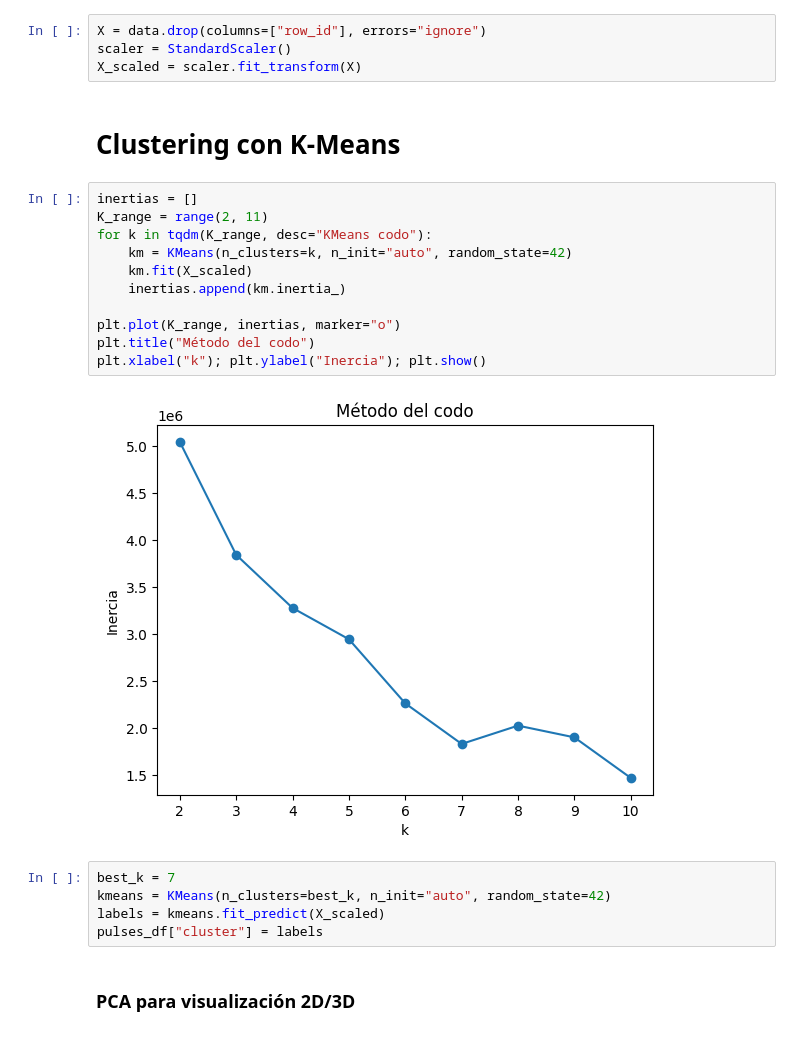
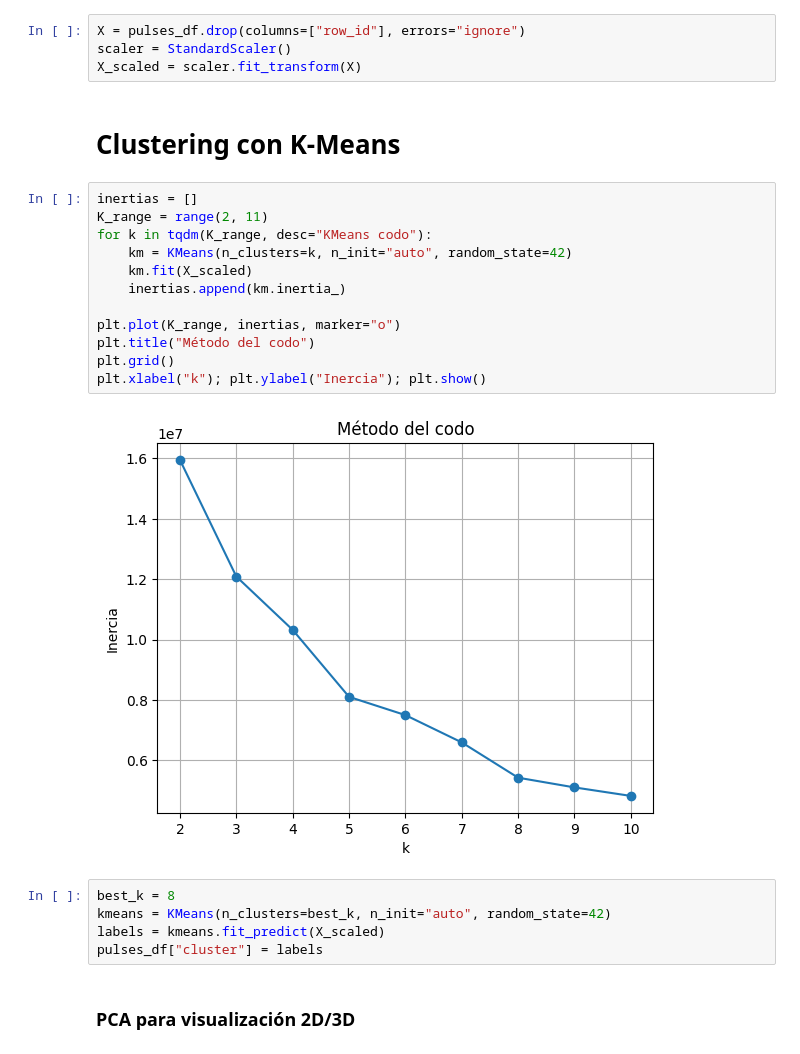
Before and after one commit to ECFM-USAC/LAGO_data_model, a Jupyter notebook: notebooks/Modelado.ipynb, the cells around one changed output. Drawn from its saved outputs; the diff is of its cells as text.

```diff
--- a/notebooks/Modelado.ipynb
+++ b/notebooks/Modelado.ipynb
@@ -16,7 +20,7 @@ TEST_SIZE = 0.2
 # %%
 pulses_df = pd.read_csv("pulses.csv")
 # %%
-X = data.drop(columns=["row_id"], errors="ignore")
+X = pulses_df.drop(columns=["row_id"], errors="ignore")
 scaler = StandardScaler()
 X_scaled = scaler.fit_transform(X)
 # %% [markdown]
@@ -24,18 +28,19 @@ X_scaled = scaler.fit_transform(X)
 # %%
 inertias = []
 K_range = range(2, 11)
 for k in tqdm(K_range, desc="KMeans codo"):
     km = KMeans(n_clusters=k, n_init="auto", random_state=42)
     km.fit(X_scaled)
     inertias.append(km.inertia_)
 
 plt.plot(K_range, inertias, marker="o")
 plt.title("Método del codo")
+plt.grid()
 plt.xlabel("k"); plt.ylabel("Inercia"); plt.show()
 # %% [output]
-[figure, old version]
+[figure, new version]
 # %%
-best_k = 7
+best_k = 8
 kmeans = KMeans(n_clusters=best_k, n_init="auto", random_state=42)
 labels = kmeans.fit_predict(X_scaled)
 pulses_df["cluster"] = labels
```
Also changed, not shown: parts of 12 cells of this notebook, 2 other files.
